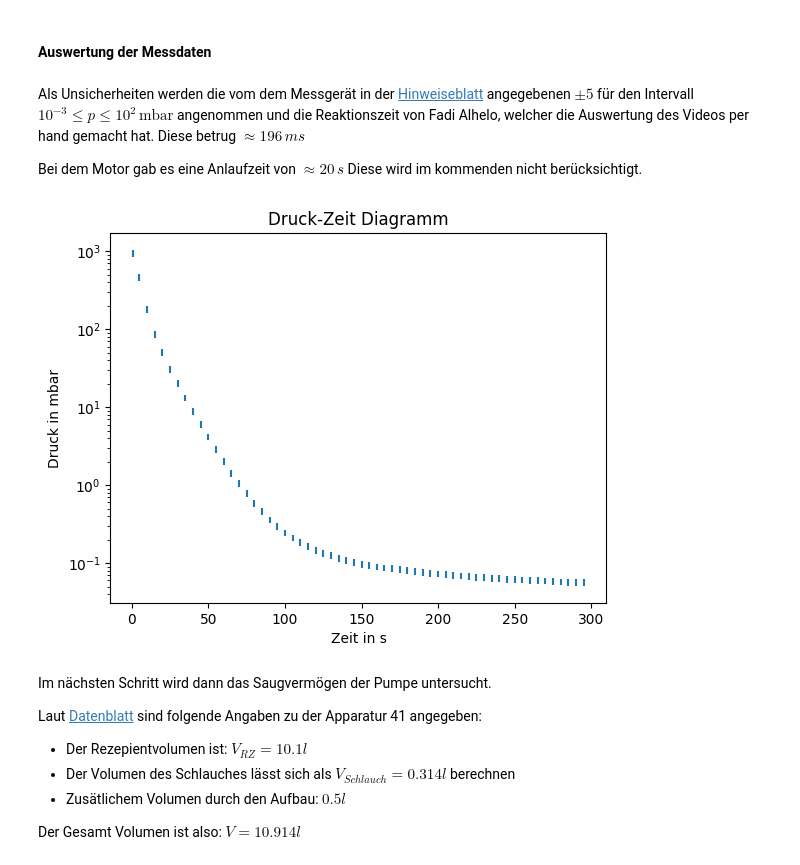
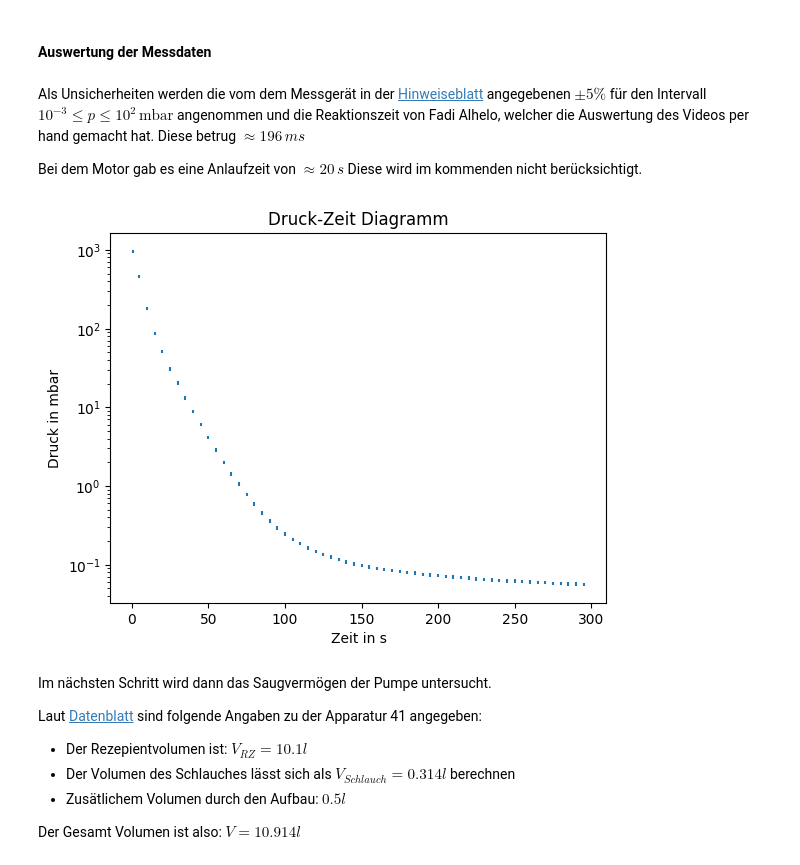
Before and after one commit to AlFa-Tier/Uni_codes, a Jupyter notebook: Praktikum/Vakuum/Vakuum.ipynb, the cells around one changed output. Drawn from its saved outputs; the diff is of its cells as text; code cells hidden in the pictures.

```diff
--- a/Praktikum/Vakuum/Vakuum.ipynb
+++ b/Praktikum/Vakuum/Vakuum.ipynb
@@ -227,7 +227,7 @@ Die Messung erfolgt püber die Aufnahme eines Videos ausdem dann wie in der Vorb
 # %% [markdown]
 #### Auswertung der Messdaten
 # %% [markdown]
-Als Unsicherheiten werden die vom dem Messgerät in der [Hinweiseblatt](https://gitlab.kit.edu/kit/etp-lehre/p2-praktikum/students/-/blob/main/Vakuum/doc/Hinweise-Vakuummeter.md) angegebenen $\pm 5%$ für den Intervall $10^{-3}\leq p\leq 10^2\,\mathrm{mbar}$ angenommen und die Reaktionszeit von Fadi Alhelo, welcher die Auswertung des Videos per hand gemacht hat. Diese betrug $\approx 196\, ms$
+Als Unsicherheiten werden die vom dem Messgerät in der [Hinweiseblatt](https://gitlab.kit.edu/kit/etp-lehre/p2-praktikum/students/-/blob/main/Vakuum/doc/Hinweise-Vakuummeter.md) angegebenen $\pm 5\%$ für den Intervall $10^{-3}\leq p\leq 10^2\,\mathrm{mbar}$ angenommen und die Reaktionszeit von Fadi Alhelo, welcher die Auswertung des Videos per hand gemacht hat. Diese betrug $\approx 196\, ms$
 
 Bei dem Motor gab es eine Anlaufzeit von $\approx 20\,s$ Diese wird im kommenden nicht berücksichtigt.
 # %%
@@ -241,18 +241,18 @@ from IPython.display import display, Math
 # %%
 #Import the meassured values and turning them into usable variables
 df = pd.read_csv(r'Messung\2.1_T1_Messung.csv', delimiter=',')
 time = df['t in sec']
 pressure = df['p in mbar']
 
 #Create the plot
-plt.errorbar(time,pressure,yerr=0.1*pressure,xerr=0.196,ls='none')
+plt.errorbar(time,pressure,yerr=0.05*pressure,xerr=0.196,ls='none')
 plt.title('Druck-Zeit Diagramm')
 plt.xlabel(('Zeit in s'))
 plt.ylabel('Druck in mbar')
 plt.yscale('log')
 plt.show()
 # %% [output]
-[figure, old version]
+[figure, new version]
 # %% [markdown]
 Im nächsten Schritt wird dann das Saugvermögen der Pumpe untersucht.
 
```
Also changed, not shown: parts of 7 cells of this notebook, 1 other file.
